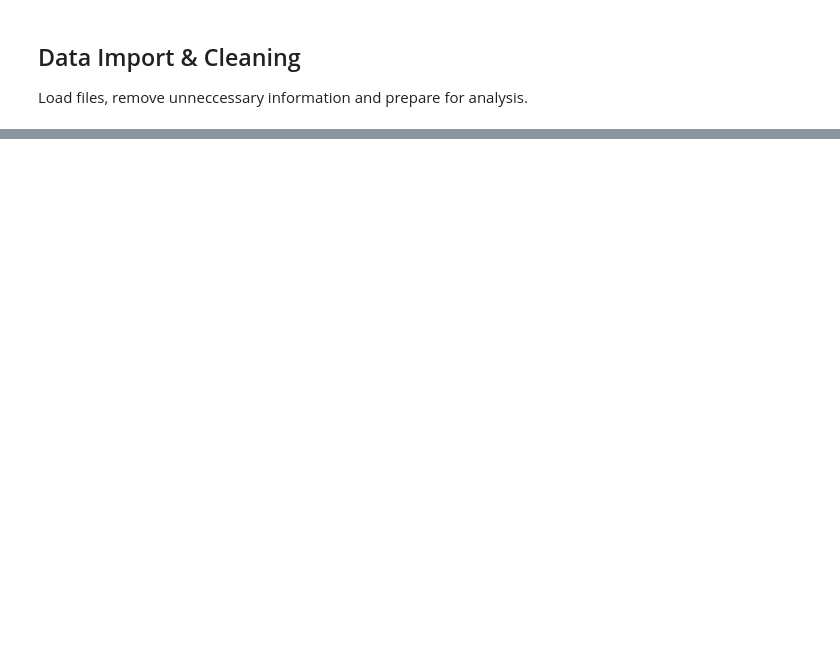
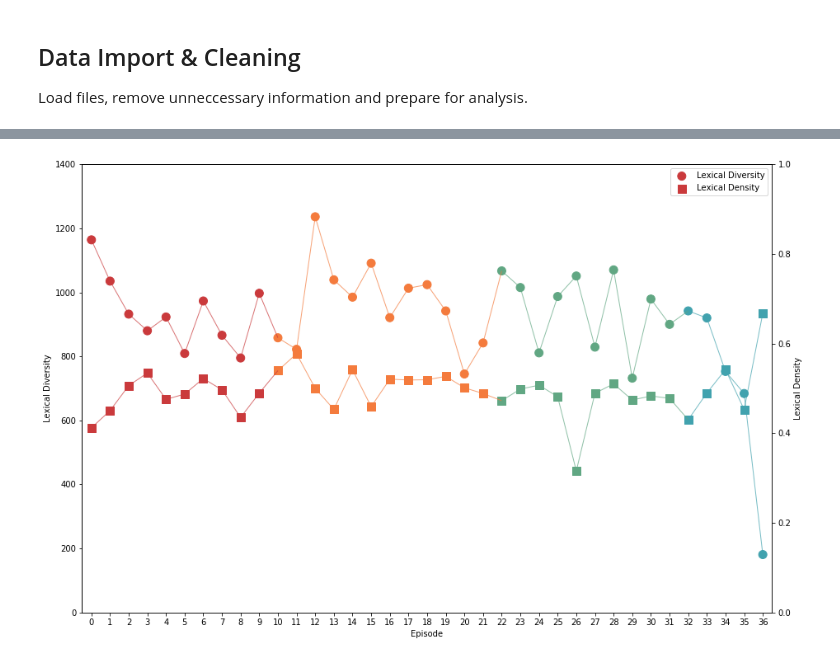
Before and after one commit to ttsteiger/mrrobot-sentiment-analysis, a Jupyter notebook: mrrobot-sentiment-analysis.ipynb, the cells around one changed output, grey strips where cells are left out. Saved outputs shown, nothing was run; the diff lists cells and outputs as text; code cells hidden in the pictures; blank space fills up the shorter version.

Commit message:
Completed lexical analysis and added initial VADER scoring

```diff
--- a/mrrobot-sentiment-analysis.ipynb
+++ b/mrrobot-sentiment-analysis.ipynb
@@ -192,0 +191,76 @@ ValueError: setting an array element with a sequence.
+# %%
+# number of unique words used per episode
+def lexical_diversity(words):
+    return len(set(words))
+df['lexical_diversity'] = df['word_tokens_clean'].apply(lexical_diversity)
+
+# diversity in relation to number of used words
+def lexical_density(words):
+    return(lexical_diversity(words) / len(words))
+df['lexical_density'] = df['word_tokens_clean'].apply(lexical_density)
+
+# plot lexical analysis
+def create_segments(x, y):
+    """Split line into segments between two points."""
+    points = np.array([x, y]).T.reshape(-1, 1, 2)
+    segments = np.concatenate([points[:-1], points[1:]], axis=1)
+
+    return segments
+
+fig, ax1 = plt.subplots(1, 1, figsize=(15,10))
+
+episodes = list(df.index)
+seasons = df['season']
+color_array = [
+    colors[0] if s == 1
+    else colors[1] if s == 2
+    else colors[2] if s == 3
+    else colors[3] if s == 4
+    else '' for s in seasons]
+
+# draw line between lexical diversity values
+ldiv_segments = create_segments(episodes, df['lexical_diversity'])
+lc = LineCollection(ldiv_segments, color=color_array, alpha=0.7)
+lc.set_linewidth(1)
+ldiv_line = ax1.add_collection(lc)
+
+# plot lexical diversity values
+ldiv_scatter = ax1.scatter(episodes, df['lexical_diversity'], marker='o', s=100,
+                         c=color_array, label='Lexical Diversity')
+
+ax1.set_xlim([-0.5, len(episodes) - 0.5])
+ax1.set_ylim([0, 1400])
+ax1.set_xlabel('Episode')
+ax1.set_xticks(episodes)
+ax1.set_xticklabels(episodes)
+ax1.set_ylabel('Lexical Diversity')
+
+# draw line between lexical density values
+ax2 = ax1.twinx()
+
+ldens_segments = create_segments(episodes, df['lexical_density'])
+lc = LineCollection(ldens_segments, color=color_array, alpha=0.7)
+lc.set_linewidth(1)
+ldens_line = ax2.add_collection(lc)
+
+
+# plot lexical density values
+ldens_scatter = ax2.scatter(episodes, df['lexical_density'], marker='s', s=100,
+                           c=color_array, label='Lexical Density')
+
+ax2.set_ylim([0, 1])
+ax2.set_ylabel('Lexical Density')
+
+# display legend
+scatters = [ldiv_scatter, ldens_scatter]
+labels = [s.get_label() for s in scatters]
+ax2.legend(scatters, labels)
+
+## how to adjust marker color in legend?
+##
+##
+##
+
+plt.show()
+# %% [output]
+[figure, added]
```
Also changed, not shown: parts of 13 cells of this notebook, 27 other files.
